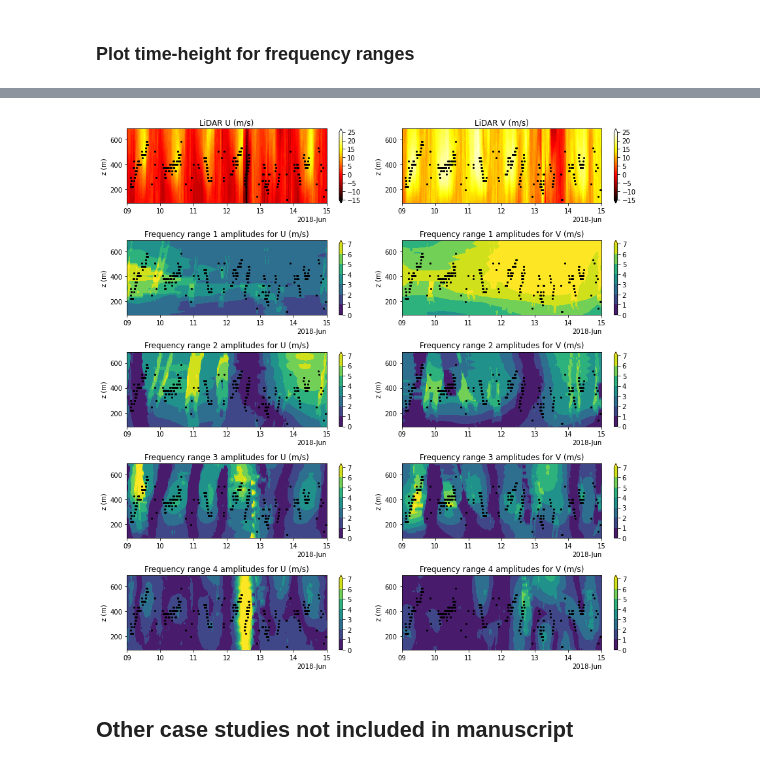
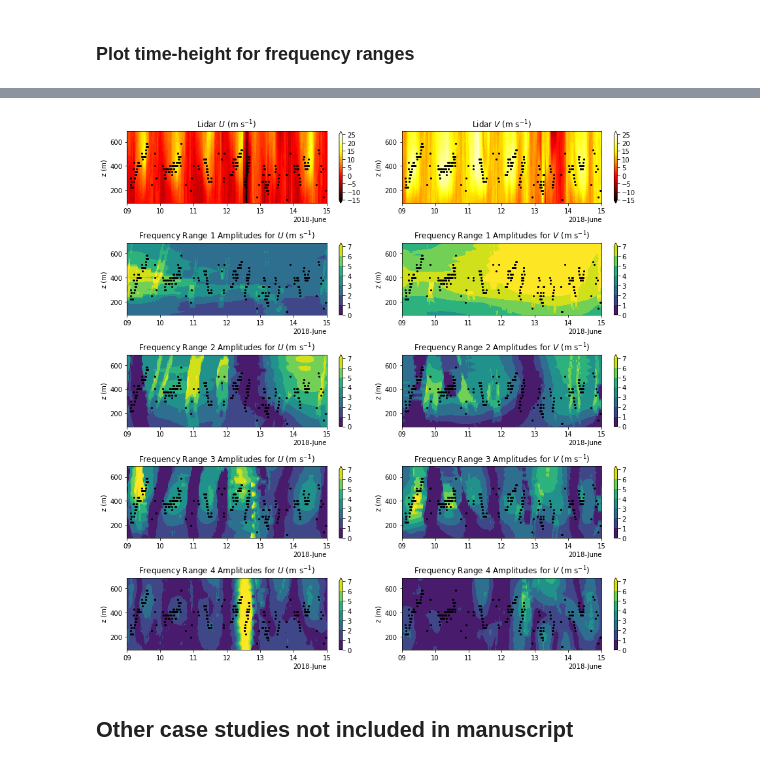
Before and after one commit to edejong-caltech/lowleveljets, a Jupyter notebook: 03-frequency_spectra.ipynb, the cells around one changed output, grey strips where cells are left out. Drawn from its saved outputs; the diff is of its cells as text; code cells hidden in the pictures.

```diff
--- a/03-frequency_spectra.ipynb
+++ b/03-frequency_spectra.ipynb
@@ -228,15 +229,15 @@ def plot_data_timeheight(event, data, axU, axV, max_h_lvl, jet_data, set_title=N
     if xlim is not None:
         axU.set_xlim([xlim[0], xlim[1]])
         axV.set_xlim([xlim[0], xlim[1]])
-    axU.xaxis.set_major_formatter(mdates.ConciseDateFormatter(axU.xaxis.get_major_locator()))
-    axV.xaxis.set_major_formatter(mdates.ConciseDateFormatter(axV.xaxis.get_major_locator()))
+    axU.xaxis.set_major_formatter(mdates.ConciseDateFormatter(axU.xaxis.get_major_locator(), offset_formats=['', '%Y', '%Y-%B', '%Y-%B-%d', '%Y-%B-%d', '%Y-%B-%d %H:%M']))
+    axV.xaxis.set_major_formatter(mdates.ConciseDateFormatter(axV.xaxis.get_major_locator(), offset_formats=['', '%Y', '%Y-%B', '%Y-%B-%d', '%Y-%B-%d', '%Y-%B-%d %H:%M']))
 
     fig.colorbar(CS1, ax=axU)
     fig.colorbar(CS2, ax=axV)
 
     if set_title is not None:
-        axU.set_title(set_title + ' U (m/s)')
-        axV.set_title(set_title + ' V (m/s)')
+        axU.set_title(set_title + ' $U$ (m s$^{-1}$)')
+        axV.set_title(set_title + ' $V$ (m s$^{-1}$)')
 # %%
 (fig, ax) = plt.subplots(nrows=5, ncols=2, figsize=(12,12))
 
@@ -244,10 +245,10 @@ event = '20200403'
 data = springtime.isel(t=slice(cases[Buoy][event][0], cases[Buoy][event][1]))
 jet_data = jet_id.isel(t=slice(cases[Buoy][event][0], cases[Buoy][event][1]))
 
-plot_data_timeheight(event, data, ax[0][0], ax[0][1], 10, jet_data, set_title='LiDAR')
+plot_data_timeheight(event, data, ax[0][0], ax[0][1], 10, jet_data, set_title='Lidar')
 
 for i in range(4):
-    plot_frequency_timeheight(event, data, ax[i+1][0], ax[i+1][1], 10, i, jet_data, cmax=(15 if i==0 else 7), set_title='Frequency range ' + str(i+1) + ' amplitudes for')
+    plot_frequency_timeheight(event, data, ax[i+1][0], ax[i+1][1], 10, i, jet_data, cmax=(15 if i==0 else 7), set_title='Frequency Range ' + str(i+1) + ' Amplitudes for')
 
 plt.tight_layout()
 
@@ -278,10 +279,10 @@ event = '20200513'
 data = springtime.isel(t=slice(cases[Buoy][event][0], cases[Buoy][event][1]))
 jet_data = jet_id.isel(t=slice(cases[Buoy][event][0], cases[Buoy][event][1]))
 
-plot_data_timeheight(event, data, ax[0][0], ax[0][1], 10, jet_data, set_title='LiDAR', cmin=-15, cmax=20)
+plot_data_timeheight(event, data, ax[0][0], ax[0][1], 10, jet_data, set_title='Lidar', cmin=-15, cmax=20)
 
 for i in range(4):
-    plot_frequency_timeheight(event, data, ax[i+1][0], ax[i+1][1], 10, i, jet_data, cmax=(20 if i==0 else 10), set_title='Frequency range ' + str(i+1) + ' amplitudes for')
+    plot_frequency_timeheight(event, data, ax[i+1][0], ax[i+1][1], 10, i, jet_data, cmax=(20 if i==0 else 10), set_title='Frequency Range ' + str(i+1) + ' Amplitudes for')
 
 plt.tight_layout()
 
@@ -312,10 +313,10 @@ event = '20200602'
 data = springtime.isel(t=slice(cases[Buoy][event][0], cases[Buoy][event][1]))
 jet_data = jet_id.isel(t=slice(cases[Buoy][event][0], cases[Buoy][event][1]))
 
-plot_data_timeheight(event, data, ax[0][0], ax[0][1], 10, jet_data, set_title='LiDAR', cmin=-15, cmax=20)
+plot_data_timeheight(event, data, ax[0][0], ax[0][1], 10, jet_data, set_title='Lidar', cmin=-15, cmax=20)
 
 for i in range(4):
-    plot_frequency_timeheight(event, data, ax[i+1][0], ax[i+1][1], 10, i, jet_data, cmax=(12 if i==0 else 8), set_title='Frequency range ' + str(i+1) + ' amplitudes for')
+    plot_frequency_timeheight(event, data, ax[i+1][0], ax[i+1][1], 10, i, jet_data, cmax=(12 if i==0 else 8), set_title='Frequency Range ' + str(i+1) + ' Amplitudes for')
 
 plt.tight_layout()
 
@@ -342,20 +343,20 @@ plt.savefig('figures/fig11_frequency_timeheight_'+event+'.pdf')
 # %%
 (fig, ax) = plt.subplots(nrows=5, ncols=2, figsize=(12,12))
 
 event = 'SGP'
 data = SGP_lidar
 jet_data = SGP_jets
 
-plot_data_timeheight(event, data, ax[0][0], ax[0][1], 24, jet_data, set_title='LiDAR', cmin=-15, cmax=25, xlim=[np.datetime64('2018-06-09T00:00:00'), np.datetime64('2018-06-15T00:00:00')])
+plot_data_timeheight(event, data, ax[0][0], ax[0][1], 24, jet_data, set_title='Lidar', cmin=-15, cmax=25, xlim=[np.datetime64('2018-06-09T00:00:00'), np.datetime64('2018-06-15T00:00:00')])
 
 for i in range(4):
-    plot_frequency_timeheight(event, data, ax[i+1][0], ax[i+1][1], 24, i, jet_data, cmax=(7 if i==0 else 7), set_title='Frequency range ' + str(i+1) + ' amplitudes for', xlim=[np.datetime64('2018-06-09T00:00:00'), np.datetime64('2018-06-15T00:00:00')])
+    plot_frequency_timeheight(event, data, ax[i+1][0], ax[i+1][1], 24, i, jet_data, cmax=(7 if i==0 else 7), set_title='Frequency Range ' + str(i+1) + ' Amplitudes for', xlim=[np.datetime64('2018-06-09T00:00:00'), np.datetime64('2018-06-15T00:00:00')])
 
 plt.tight_layout()
 
 plt.savefig('figures/fig8_frequency_timeheight_'+event+'.pdf')
 # %% [output]
-[figure, old version]
+[figure, new version]
 # %% [markdown]
 ## Other case studies not included in manuscript
 # %%
```
Also changed, not shown: parts of 5 cells of this notebook, 31 other files.
